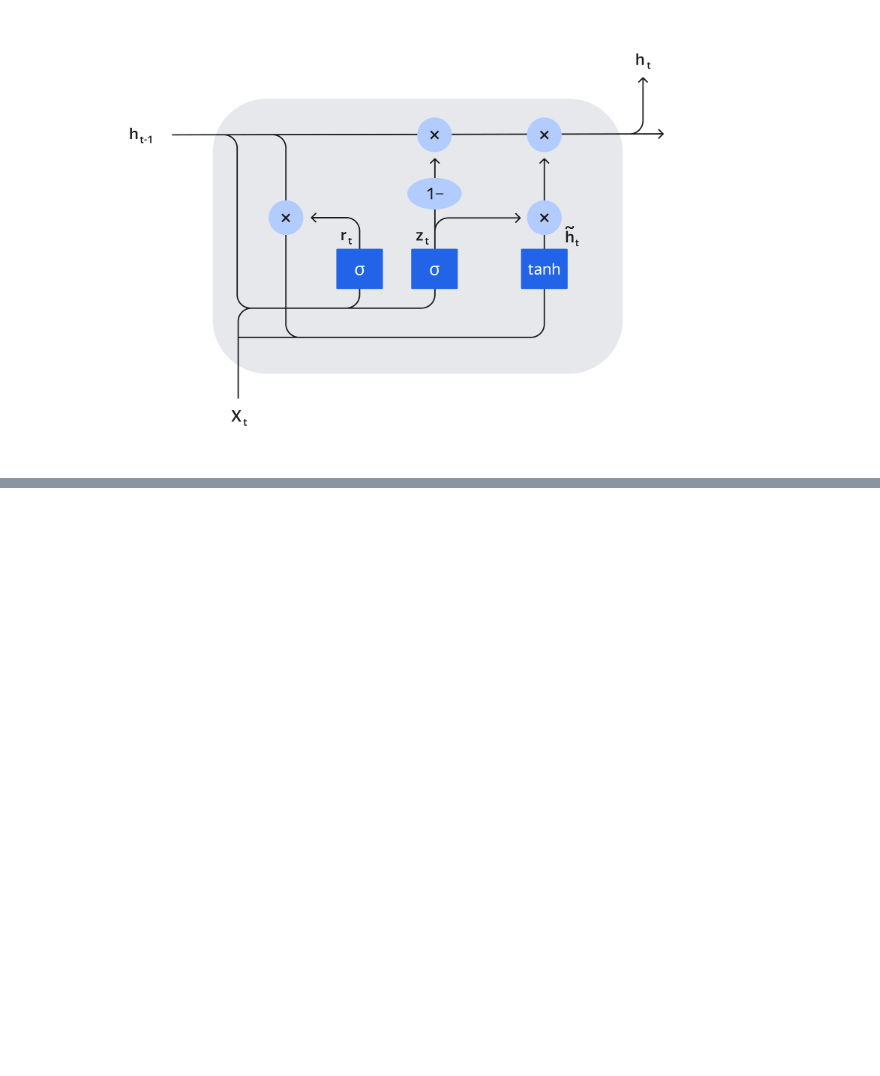
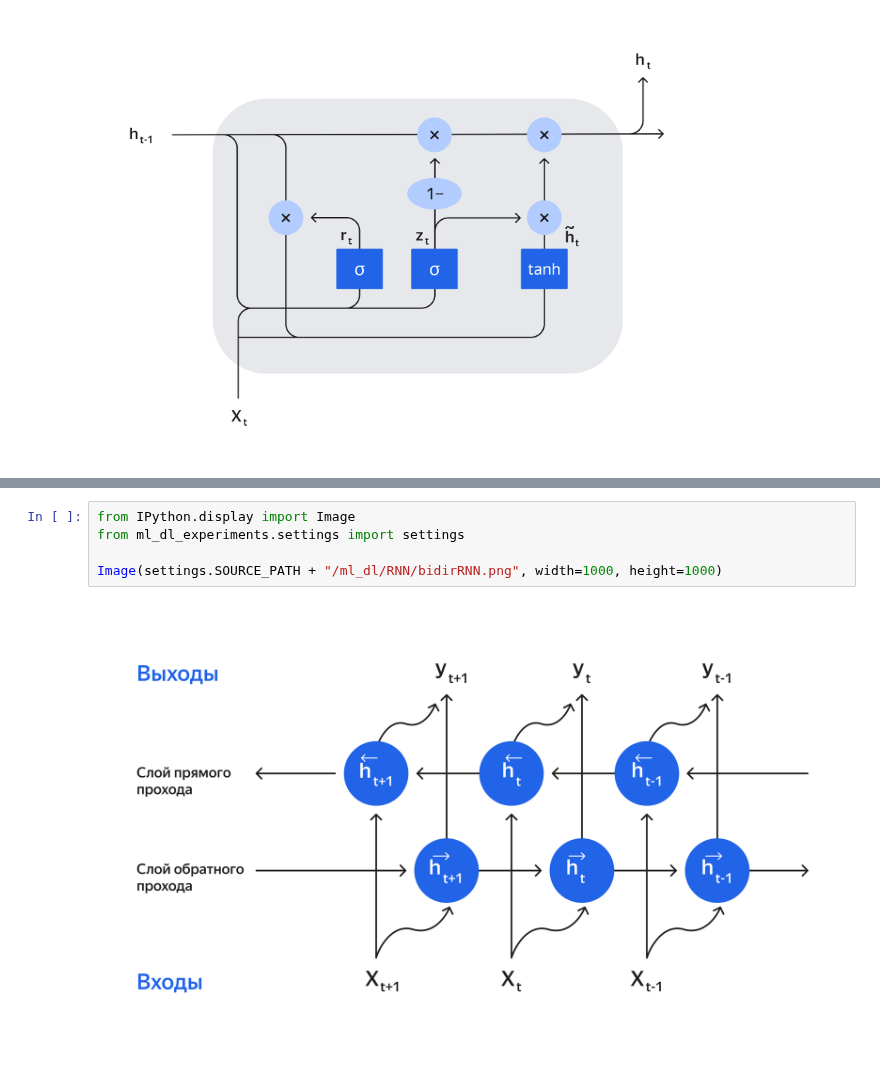
Before and after one commit to Ollldman/ml_dl_experiments, a Jupyter notebook: ml_dl_experiments/dl/dl_modules/RNN_transformers/3.LSTM and GRU.ipynb, the cells around one changed output, grey strips where cells are left out. Cells and saved outputs as stored; diff of their text form; blank space fills up the shorter version.

Commit message:
Updated info about LSTM GRU and bidirectional RNN

```diff
--- a/ml_dl_experiments/dl/dl_modules/RNN_transformers/3.LSTM and GRU.ipynb
+++ b/ml_dl_experiments/dl/dl_modules/RNN_transformers/3.LSTM and GRU.ipynb
@@ -376,0 +489,7 @@ Image(settings.SOURCE_PATH+"ml_dl/RNN/GRU.png", width=600, height=1000)
+# %%
+from IPython.display import Image
+from ml_dl_experiments.settings import settings
+
+Image(settings.SOURCE_PATH + "/ml_dl/RNN/bidirRNN.png", width=1000, height=1000)
+# %% [output]
+[figure, added]
```
Also changed, not shown: parts of 12 cells of this notebook.
